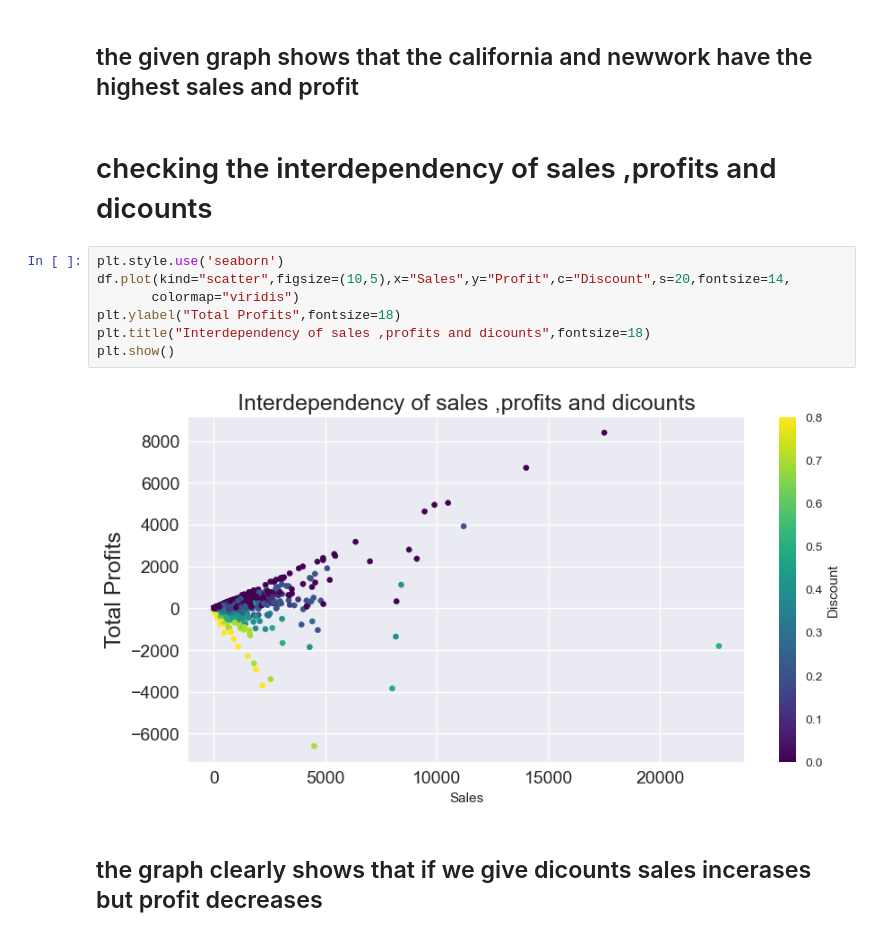
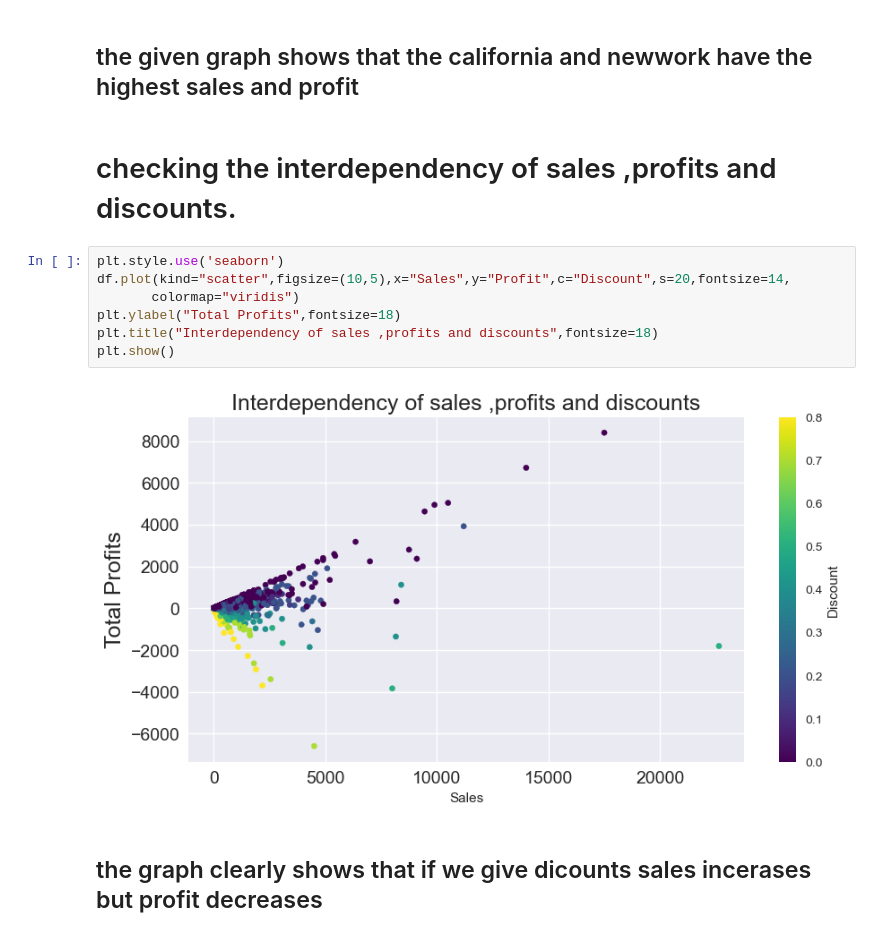
Before and after one commit to Swarajsolanke/spark-foundataion, a Jupyter notebook: ‘Exploratory Data Analysis’ on dataset ‘SampleSuperstore task 2.ipynb, the cells around one changed output. Saved outputs shown, nothing was run; the diff lists cells and outputs as text.

```diff
--- a/‘Exploratory Data Analysis’ on dataset ‘SampleSuperstore task 2.ipynb
+++ b/‘Exploratory Data Analysis’ on dataset ‘SampleSuperstore task 2.ipynb
@@ -249,16 +249,16 @@ plt.show()
 # %% [markdown]
 ## the given graph shows that the california and newwork  have the highest sales and profit
 # %% [markdown]
-# checking the interdependency of sales ,profits and dicounts
+# checking the interdependency of sales ,profits and discounts.
 # %%
 plt.style.use('seaborn')
 df.plot(kind="scatter",figsize=(10,5),x="Sales",y="Profit",c="Discount",s=20,fontsize=14,
        colormap="viridis")
 plt.ylabel("Total Profits",fontsize=18)
-plt.title("Interdependency of sales ,profits and dicounts",fontsize=18)
+plt.title("Interdependency of sales ,profits and discounts",fontsize=18)
 plt.show()
 # %% [output]
-[figure, old version]
+[figure, new version]
 # %% [markdown]
 ## the graph clearly shows that if we give dicounts sales incerases but profit decreases
 # %% [markdown]
```
Also changed, not shown: parts of 3 cells of this notebook.
